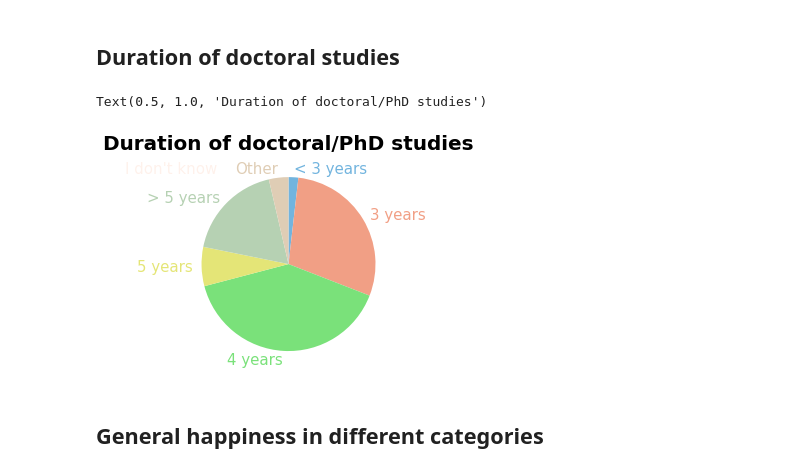
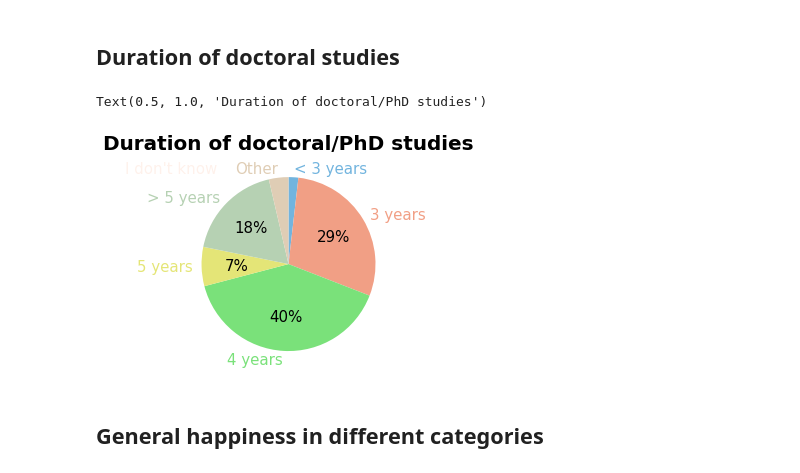
Before and after one commit to mohller/yhep_survey, a Jupyter notebook: yHEP_survey_digest.ipynb, the cells around one changed output. Saved outputs shown, nothing was run; the diff lists cells and outputs as text; code cells hidden in the pictures.

```diff
--- a/yHEP_survey_digest.ipynb
+++ b/yHEP_survey_digest.ipynb
@@ -101,23 +101,26 @@ plt.pie(values, labels=labels, counterclock=False, autopct=my_autopct,
 # %%
 PhDduration2 = table['How long did it take you to complete your doctorate / PhD?']
 
 
 labels = ['< 3 years', '3 years', '4 years', '5 years', '> 5 years', 'Other', "I don't know               ", ]
 values = []
 
 for duration in labels:
     values.append(sum(PhDduration2 == duration))
 
-patches, texts = plt.pie(values, labels=labels, counterclock=False, startangle=90, textprops={'fontsize':15, 'wrap':True},
-        colors=colorset);
+def my_autopct(pct):
+    return f'{pct:.0f}%' if pct > 5 else ''
+
+patches, texts, pcts = plt.pie(values, labels=labels, counterclock=False, autopct=my_autopct,
+                         startangle=90, textprops={'fontsize':15, 'wrap':True}, colors=colorset);
 
 for patch, text in zip(patches, texts):
     text.set_color(patch.get_facecolor())
 
 plt.gca().set_title('Duration of doctoral/PhD studies', fontsize=20, fontweight='bold')
 # %% [output]
 Text(0.5, 1.0, 'Duration of doctoral/PhD studies')
-[figure, old version]
+[figure, new version]
 # %% [markdown]
 ## General happiness in different categories
 # %%
```
Also changed, not shown: 3 other files.
